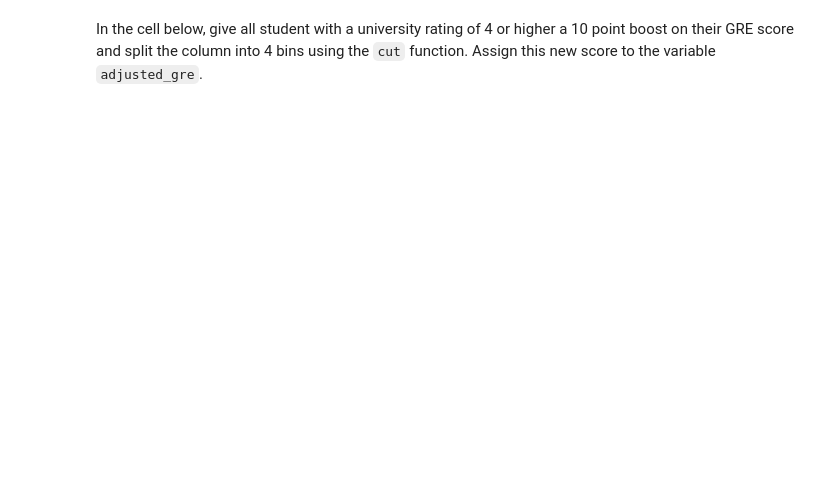
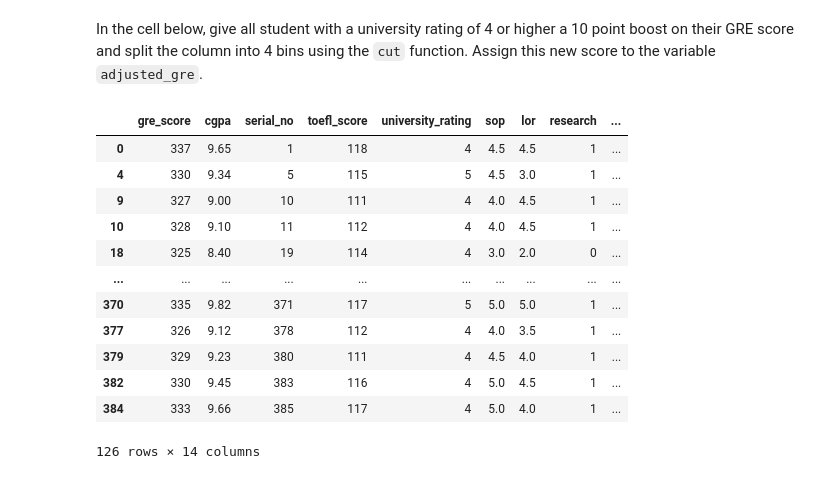
Before and after one commit to ivanrepi/dataptmad1121_labs, a Jupyter notebook: module-2/advanced-pandas/your-code/main.ipynb, the cells around one changed output. Saved outputs shown, nothing was run; the diff lists cells and outputs as text; code cells hidden in the pictures; blank space fills up the shorter version.

```diff
--- a/module-2/advanced-pandas/your-code/main.ipynb
+++ b/module-2/advanced-pandas/your-code/main.ipynb
@@ -262,0 +262,3 @@ In the cell below, remove all non character symbols from the column names, repla
+# %%
+admissions.columns= [re.sub("[^a-zA-Z0-9_]+","",i.replace(" ","_").lower()) for i in admissions.columns]
+admissions.head()
@@ -266,0 +277,16 @@ In the cell below, give all student with a university rating of 4 or higher a 10
+# %%
+admissions.query('university_rating>=4')
+# %% [output]
+|  | gre_score | cgpa | serial_no | toefl_score | university_rating | sop | lor | research | ... |
+| 0 | 337 | 9.65 | 1 | 118 | 4 | 4.5 | 4.5 | 1 | ... |
+| 4 | 330 | 9.34 | 5 | 115 | 5 | 4.5 | 3.0 | 1 | ... |
+| 9 | 327 | 9.00 | 10 | 111 | 4 | 4.0 | 4.5 | 1 | ... |
+| 10 | 328 | 9.10 | 11 | 112 | 4 | 4.0 | 4.5 | 1 | ... |
+| 18 | 325 | 8.40 | 19 | 114 | 4 | 3.0 | 2.0 | 0 | ... |
+| ... | ... | ... | ... | ... | ... | ... | ... | ... | ... |
+| 370 | 335 | 9.82 | 371 | 117 | 5 | 5.0 | 5.0 | 1 | ... |
+| 377 | 326 | 9.12 | 378 | 112 | 4 | 4.0 | 3.5 | 1 | ... |
+| 379 | 329 | 9.23 | 380 | 111 | 4 | 4.5 | 4.0 | 1 | ... |
+| 382 | 330 | 9.45 | 383 | 116 | 4 | 5.0 | 4.5 | 1 | ... |
+| 384 | 333 | 9.66 | 385 | 117 | 4 | 5.0 | 4.0 | 1 | ... |
+126 rows × 14 columns
```
Also changed, not shown: parts of 5 cells of this notebook.
